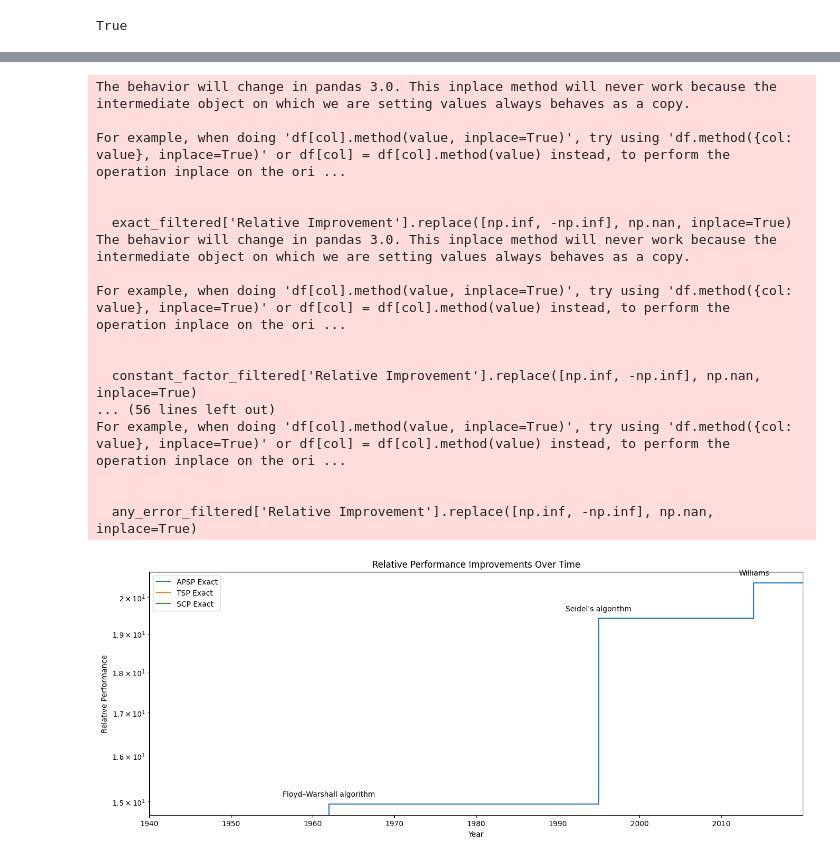
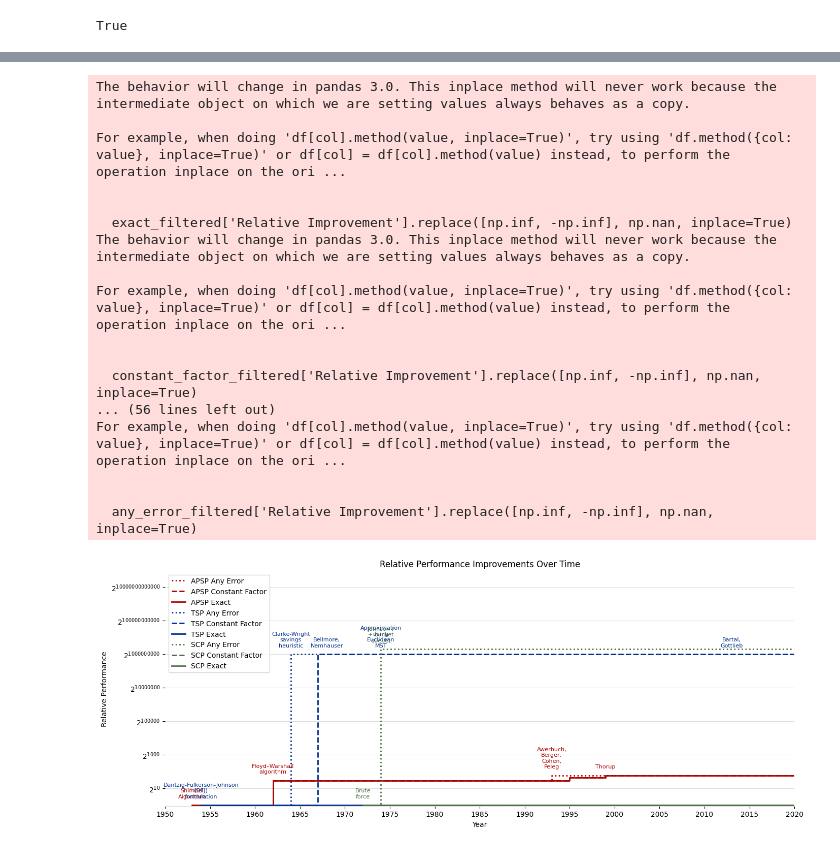
Before and after one commit to andrewlucasgs/approximation-algorithms, a Jupyter notebook: time copy.ipynb, the cells around one changed output, grey strips where cells are left out. Saved outputs shown, nothing was run; the diff lists cells and outputs as text; code cells hidden in the pictures.

Commit message:
Add new graphs

```diff
--- a/time copy.ipynb
+++ b/time copy.ipynb
@@ -58,7 +58,7 @@ approximation_algorithms = approximation_algorithms[approximation_algorithms['Ti
 
 
 # remove question marks from time encoding
-approximation_algorithms['Time Encoding'] = approximation_algorithms['Time Encoding'].str.replace('?', '')
+approximation_algorithms['Time Encoding'] = approximation_algorithms['Time Encoding'].astype(str).str.replace('?', '')
 approximation_algorithms['Time Encoding'].value_counts()
 # %% [output]
 Time Encoding
@@ -292,7 +292,6 @@ True
 import pandas as pd
 # families = ["All-Pairs Shortest Paths (APSP)", "The Traveling-Salesman Problem", "The Set-Covering Problem"]
 
-# Assuming APSP_exact, APSP_constant_factor, and APSP_any_error are already defined
 
 def filter_lowest_values(df):
     df.sort_values(by=['Year'], inplace=True)
@@ -308,8 +307,8 @@ def filter_lowest_values(df):
     df.reset_index(drop=True, inplace=True)
     return df
 
-APSP_exact = sheet1[sheet1['Family Name'] == 'The Traveling-Salesman Problem']
-APSP_constant_factor = approximation_algorithms[approximation_algorithms['Family Name'] == 'The Traveling-Salesman Problem']
+APSP_exact = sheet1[sheet1['Family Name'] == 'All-Pairs Shortest Paths (APSP)']
+APSP_constant_factor = approximation_algorithms[approximation_algorithms['Family Name'] == 'All-Pairs Shortest Paths (APSP)']
 
 # Filter APSP_constant_factor with correct conditions
 APSP_constant_factor = APSP_constant_factor[
@@ -513,8 +519,8 @@ plt.figure(figsize=(16, 6))
 
 def plot_family_data(exact_filtered, constant_factor_filtered, any_error_filtered, label_prefix):
     plt.step(exact_filtered['Year'], exact_filtered['Relative Improvement'], where='post', label=f'{label_prefix} Exact')
-    # plt.step(constant_factor_filtered['Year'], constant_factor_filtered['Relative Improvement'], where='post', linestyle='--', label=f'{label_prefix} Constant Factor')
-    # plt.step(any_error_filtered['Year'], any_error_filtered['Relative Improvement'], where='post', linestyle=':', label=f'{label_prefix} Any Error')
+    plt.step(constant_factor_filtered['Year'], constant_factor_filtered['Relative Improvement'], where='post', linestyle='--', label=f'{label_prefix} Constant Factor')
+    plt.step(any_error_filtered['Year'], any_error_filtered['Relative Improvement'], where='post', linestyle=':', label=f'{label_prefix} Any Error')
 
     for i, row in exact_filtered.iterrows():
         if i == len(exact_filtered) - 1:
@@ -629,9 +635,9 @@ def process_family_data(family_name, exact_df, approx_df):
     any_error_filtered['Relative Improvement'].fillna(1e-10, inplace=True)
 
     # Log scale
-    exact_filtered['Relative Improvement'] = [log(x, 2) for x in exact_filtered['Relative Improvement']]
-    constant_factor_filtered['Relative Improvement'] = [log(x, 2) for x in constant_factor_filtered['Relative Improvement']]
-    any_error_filtered['Relative Improvement'] = [log(x, 2) for x in any_error_filtered['Relative Improvement']]
+    exact_filtered['Relative Improvement'] = [(log(x, 2) or 1) for x in exact_filtered['Relative Improvement']]
+    constant_factor_filtered['Relative Improvement'] = [(log(x, 2) or 1) for x in constant_factor_filtered['Relative Improvement']]
+    any_error_filtered['Relative Improvement'] = [(log(x, 2) or 1) for x in any_error_filtered['Relative Improvement']]
 
 
     # copy last row of each family to the end of the dataframe
@@ -656,61 +662,86 @@ TSP_exact_filtered, TSP_constant_factor_filtered, TSP_any_error_filtered = proce
     'The Traveling-Salesman Problem', sheet1, approximation_algorithms)
 SCP_exact_filtered, SCP_constant_factor_filtered, SCP_any_error_filtered = process_family_data(
     'The Set-Covering Problem', sheet1, approximation_algorithms)
-TSP_exact_filtered
+
 # Plotting the relative performance improvements
-plt.figure(figsize=(16, 6))
+fig, ax = plt.subplots(figsize=(16, 6))
 
-def plot_family_data(exact_filtered, constant_factor_filtered, any_error_filtered, label_prefix):
-    plt.step(exact_filtered['Year'], exact_filtered['Relative Improvement'], where='post', label=f'{label_prefix} Exact')
-    # plt.step(constant_factor_filtered['Year'], constant_factor_filtered['Relative Improvement'], where='post', linestyle='--', label=f'{label_prefix} Constant Factor')
-    # plt.step(any_error_filtered['Year'], any_error_filtered['Relative Improvement'], where='post', linestyle=':', label=f'{label_prefix} Any Error')
 
-    for i, row in exact_filtered.iterrows():
-        if i == len(exact_filtered) - 1:
+colors = [
+    ['#AA0000', '#FF033E', '#fd5c63'],
+    ['#00308F', '#00FFFF', '#89CFF0'],
+    ['#4B6F44', '#7FFF00', '#4FFFB0']
+]
+
+def plot_family_data(exact_filtered, constant_factor_filtered, any_error_filtered, label_prefix, color):
+    ax.step(any_error_filtered['Year'], any_error_filtered['Relative Improvement'], where='post', label=f'{label_prefix} Any Error', color=color[0],
+             linewidth=2, linestyle='dotted')
+    ax.step(constant_factor_filtered['Year'], constant_factor_filtered['Relative Improvement'], where='post', label=f'{label_prefix} Constant Factor', color=color[0],
+             linewidth=2, linestyle='dashed')
+    ax.step(exact_filtered['Year'], exact_filtered['Relative Improvement'], where='post', label=f'{label_prefix} Exact', color=color[0], linewidth=2, linestyle='solid')
+
+    for i, row in any_error_filtered.iterrows():
+        if i == len(any_error_filtered) - 1:
             continue
+        text = ax.annotate(row['Algorithm Name'], (row['Year'], row['Relative Improvement']), textcoords="offset points", xytext=(0,10), ha='center',
+                    fontsize=8, color=color[0], wrap=True
+        )
+        text._get_wrap_line_width = lambda : 60.
 
-        plt.annotate(row['Algorithm Name'], (row['Year'], row['Relative Improvement']), textcoords="offset points", xytext=(0,10), ha='center')
 
-plot_family_data(APSP_exact_filtered, APSP_constant_factor_filtered, APSP_any_error_filtered, 'APSP')
-plot_family_data(TSP_exact_filtered, TSP_constant_factor_filtered, TSP_any_error_filtered, 'TSP')
-plot_family_data(SCP_exact_filtered, SCP_constant_factor_filtered, SCP_any_error_filtered, 'SCP')
 
+
+
+
+plot_family_data(APSP_exact_filtered, APSP_constant_factor_filtered, APSP_any_error_filtered, 'APSP', colors[0])
+plot_family_data(TSP_exact_filtered, TSP_constant_factor_filtered, TSP_any_error_filtered, 'TSP', colors[1])
+plot_family_data(SCP_exact_filtered, SCP_constant_factor_filtered, SCP_any_error_filtered, 'SCP', colors[2])
 # Add labels, title, and legend
 plt.xlabel('Year')
 plt.ylabel('Relative Performance')
 plt.title('Relative Performance Improvements Over Time')
-plt.xlim(1940, 2020)
-plt.xticks(np.arange(1940, 2020, 10))
+plt.xlim(1950, 2020)
+plt.xticks(np.arange(1950, 2021, 5))
 plt.yscale('log')
+# margin top
+plt.margins(x=0, y=0.5)
 plt.legend()
+plt.ylim(bottom=0.9)
 
 # Custom formatter for the y-axis
 def y_format(val, pos):
     return f'$2^{{{val:.0f}}}$'
 
 plt.gca().yaxis.set_major_formatter(plt.FuncFormatter(y_format))
+ax.set_axisbelow(True)
 
 # ygrid lines
-plt.grid(True, which='major', axis='y', linestyle='-', color='#DDD')
+ax.grid(True, which='major', axis='y', linestyle='-', color='#DDD')
+ax.spines['right'].set_visible(False)
+ax.spines['top'].set_visible(False)
+ax.spines['left'].set_visible(False)
+ax.spines['bottom'].set_color('#DDD')
+# spines behind the line
+# New Graph
 
 # Show the plot
 plt.show()
 # %% [output]
 The behavior will change in pandas 3.0. This inplace method will never work because the intermediate object on which we are setting values always behaves as a copy.
 
 For example, when doing 'df[col].method(value, inplace=True)', try using 'df.method({col: value}, inplace=True)' or df[col] = df[col].method(value) instead, to perform the operation inplace on the ori ...
 
 
   exact_filtered['Relative Improvement'].replace([np.inf, -np.inf], np.nan, inplace=True)
 The behavior will change in pandas 3.0. This inplace method will never work because the intermediate object on which we are setting values always behaves as a copy.
 
 For example, when doing 'df[col].method(value, inplace=True)', try using 'df.method({col: value}, inplace=True)' or df[col] = df[col].method(value) instead, to perform the operation inplace on the ori ...
 
 
   constant_factor_filtered['Relative Improvement'].replace([np.inf, -np.inf], np.nan, inplace=True)
 ... (56 lines left out)
 For example, when doing 'df[col].method(value, inplace=True)', try using 'df.method({col: value}, inplace=True)' or df[col] = df[col].method(value) instead, to perform the operation inplace on the ori ...
 
 
   any_error_filtered['Relative Improvement'].replace([np.inf, -np.inf], np.nan, inplace=True)
-[figure, old version]
+[figure, new version]
```
Also changed, not shown: parts of 12 cells of this notebook, 5 other files.
